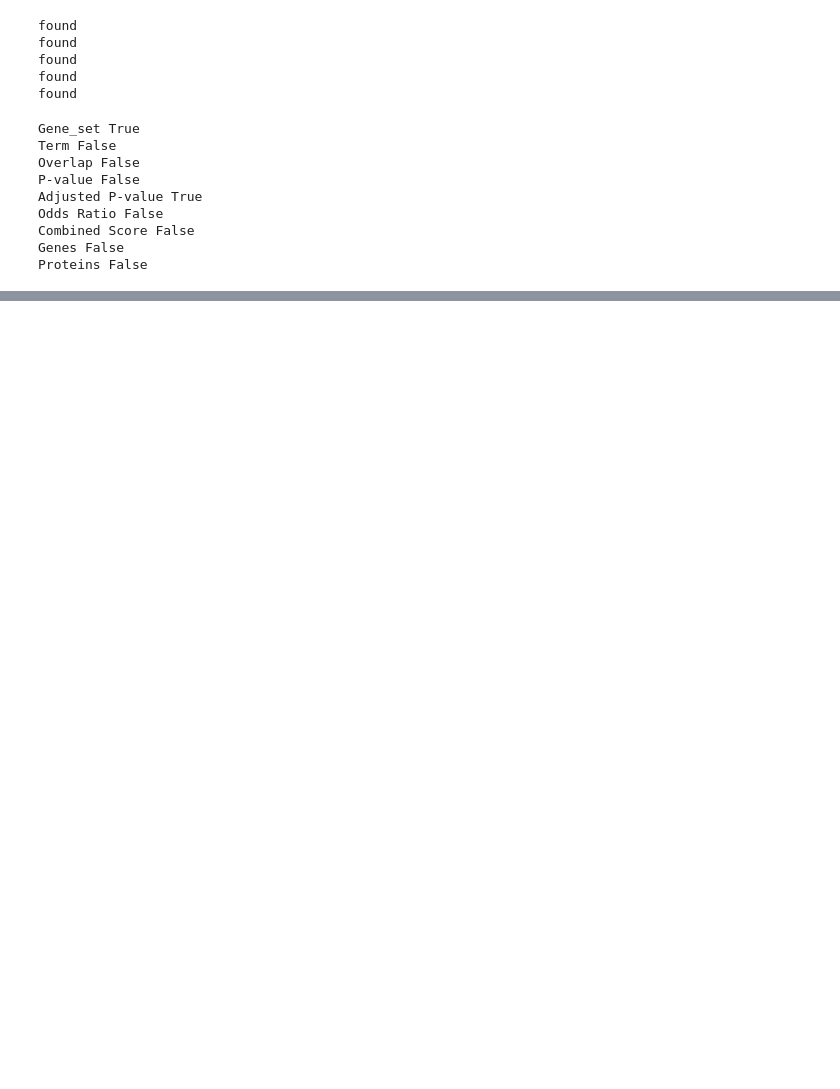
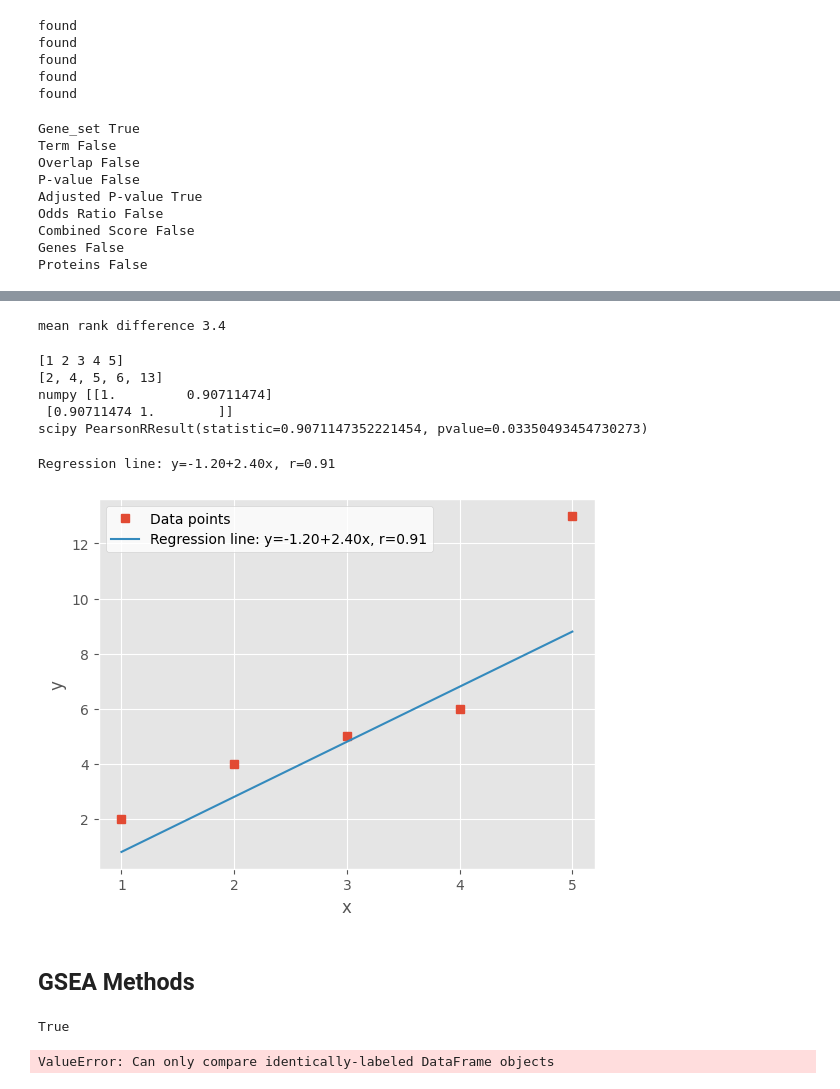
Before and after one commit to cschlaffner/PROTzilla2, a Jupyter notebook: ba/results.ipynb, the cells around one changed output, grey strips where cells are left out. Cells and saved outputs as stored; diff of their text form; code cells hidden in the pictures; blank space fills up the shorter version.

```diff
--- a/ba/results.ipynb
+++ b/ba/results.ipynb
@@ -169,0 +150,63 @@ Lead_proteins False
+# %%
+string_dict = dict(zip(string_df["description"], string_df.index))
+overlap_dict = dict(zip(overlap_df["Term"], overlap_df.index))
+# print(string_dict)
+# print(overlap_dict)
+print("mean rank difference", mean_rank_difference(string_dict, overlap_dict))
+# %% [output]
+mean rank difference 3.4
+# %%
+# pearson correlation of ranks
+print(x := np.array(list(string_dict.values())))
+print(y := overlap_df.index.tolist())
+print("numpy", np.corrcoef(x,y))
+print("scipy", scipy.stats.pearsonr(x, y))
+
+# print("spearman", pd.Series(overlap_df.index).corr(pd.Series(string_df.index), method="spearman"))
+# xy = np.array([np.array(list(string_dict.values())),np.array(overlap_df.index)], dtype=object)
+# print(np.array(list(string_dict.values())))
+# print(np.array(overlap_df.index))
+# print(scipy.stats.spearmanr(xy, axis=1))
+# %% [output]
+[1 2 3 4 5]
+[2, 4, 5, 6, 13]
+numpy [[1.         0.90711474]
+ [0.90711474 1.        ]]
+scipy PearsonRResult(statistic=0.9071147352221454, pvalue=0.03350493454730273)
+# %%
+# plot
+plt.style.use('ggplot')
+slope, intercept, r, p, stderr = scipy.stats.linregress(x, y)
+line = f'Regression line: y={intercept:.2f}+{slope:.2f}x, r={r:.2f}'
+print(line)
+
+fig, ax = plt.subplots()
+ax.plot(x, y, linewidth=0, marker='s', label='Data points')
+ax.plot(x, intercept + int(slope) * x, label=line)
+ax.set_xlabel('x')
+ax.set_ylabel('y')
+ax.legend(facecolor='white')
+ax.set_xticks(range(int(min(x)), int(max(x)) + 1))
+plt.savefig("pearson_GO.pdf", dpi=300)
+plt.show()
+# %% [output]
+Regression line: y=-1.20+2.40x, r=0.91
+[figure, added]
+# %% [markdown]
+## GSEA Methods
+# %%
+# sorted by absolute NES value
+copied_df = gsea_df.copy(deep=True)
+gsea_df["abs_NES"]=gsea_df["NES"].abs()
+print(gsea_df["abs_NES"].is_monotonic_decreasing)
+gsea_df.drop(columns="abs_NES")
+print((copied_df == gsea_df).all())
+#---
+copied_df = preranked_df.copy(deep=True)
+preranked_df["abs_NES"]=preranked_df["NES"].abs()
+print(preranked_df["abs_NES"].is_monotonic_decreasing)
+preranked_df.drop(columns="abs_NES")
+print((copied_df == preranked_df).all())
+# %% [output]
+True
+ValueError: Can only compare identically-labeled DataFrame objects
```
Also changed, not shown: parts of 15 cells of this notebook, 3 other files.
